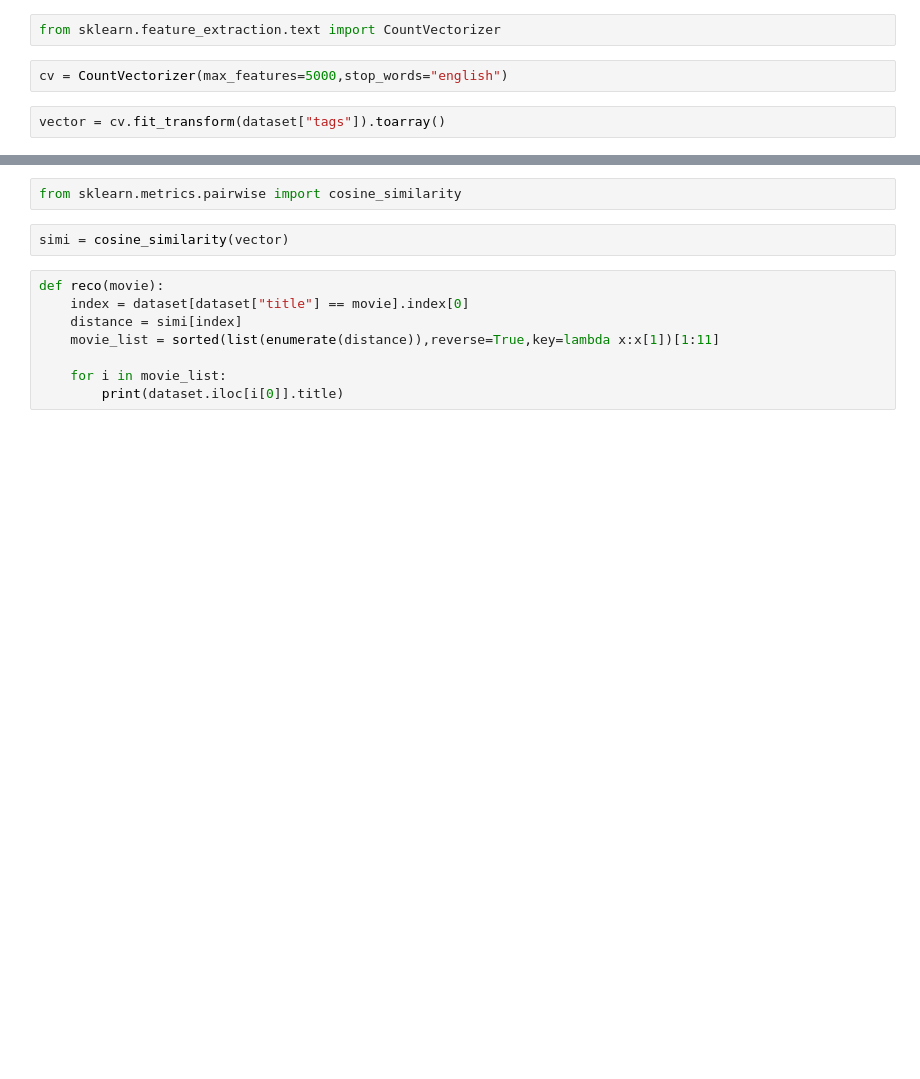
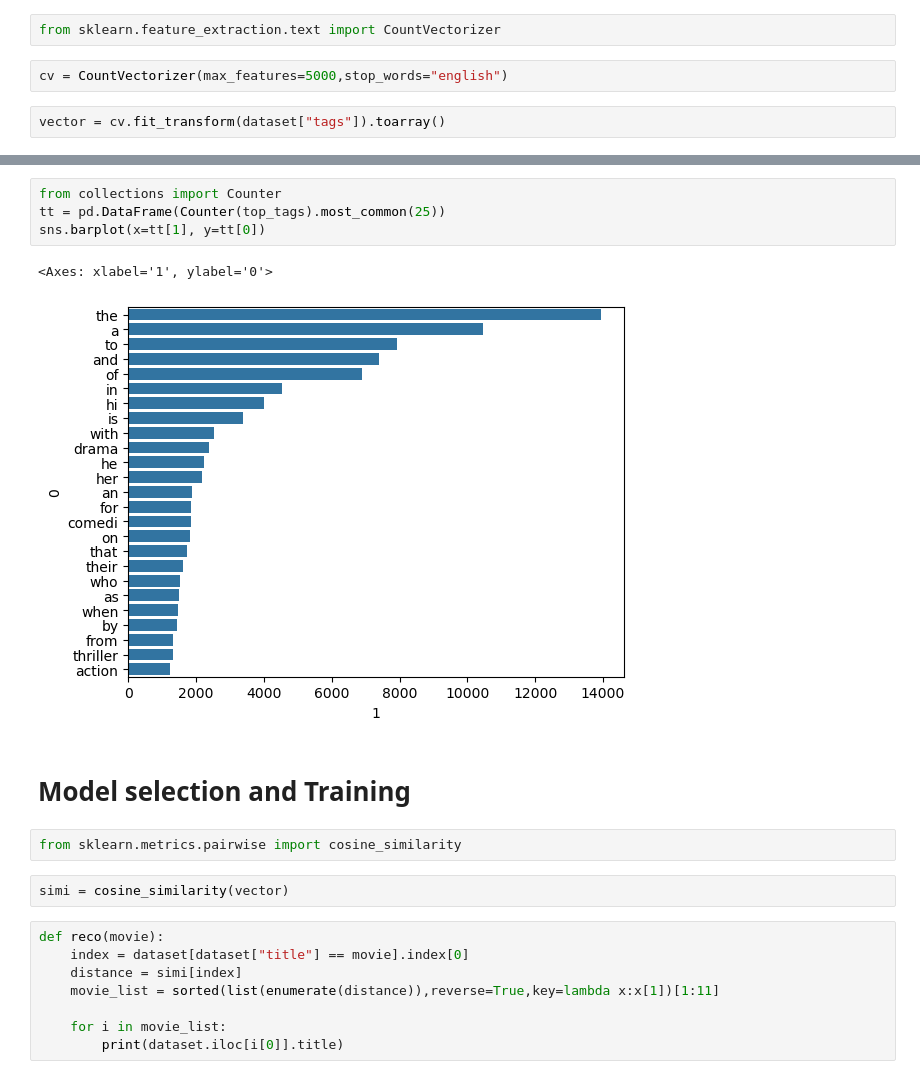
Before and after one commit to ShivRam013/Movie-Predicter, a Jupyter notebook: code of movie predictor.ipynb, the cells around one changed output, grey strips where cells are left out. Drawn from its saved outputs; the diff is of its cells as text; blank space fills up the shorter version.

```diff
--- a/code of movie predictor.ipynb
+++ b/code of movie predictor.ipynb
@@ -92,3 +258,12 @@ vector = cv.fit_transform(dataset["tags"]).toarray()
+# %%
+from collections import Counter
+tt = pd.DataFrame(Counter(top_tags).most_common(25))
+sns.barplot(x=tt[1], y=tt[0])
+# %% [output]
+<Axes: xlabel='1', ylabel='0'>
+[figure, added]
+# %% [markdown]
+# Model selection and Training
 # %%
 from sklearn.metrics.pairwise import cosine_similarity
 # %%
```
Also changed, not shown: parts of 30 cells of this notebook.
